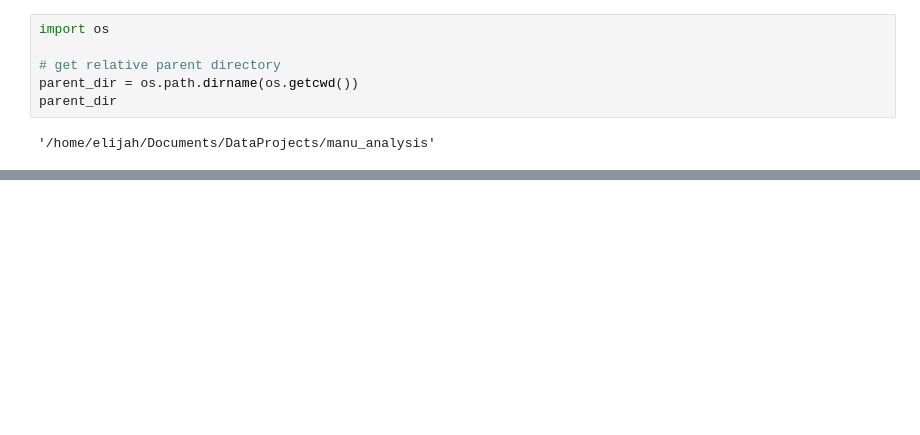
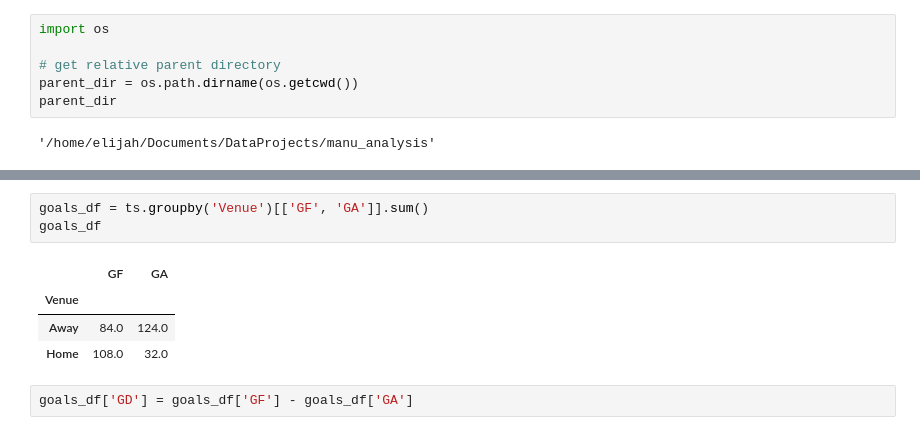
Before and after one commit to ElijahWandimi/ManchesterUnitedHistoryAnalysis, a Jupyter notebook: data_collection/web_scraping.ipynb, the cells around one changed output, grey strips where cells are left out. Cells and saved outputs as stored; diff of their text form; blank space fills up the shorter version.

```diff
--- a/data_collection/web_scraping.ipynb
+++ b/data_collection/web_scraping.ipynb
@@ -146,0 +155,10 @@ parent_dir
+# %%
+goals_df = ts.groupby('Venue')[['GF', 'GA']].sum()
+goals_df
+# %% [output]
+|  | GF | GA |
+| Venue |  |  |
+| Away | 84.0 | 124.0 |
+| Home | 108.0 | 32.0 |
+# %%
+goals_df['GD'] = goals_df['GF'] - goals_df['GA']
```
Also changed, not shown: parts of 3 cells of this notebook, 2 other files.
